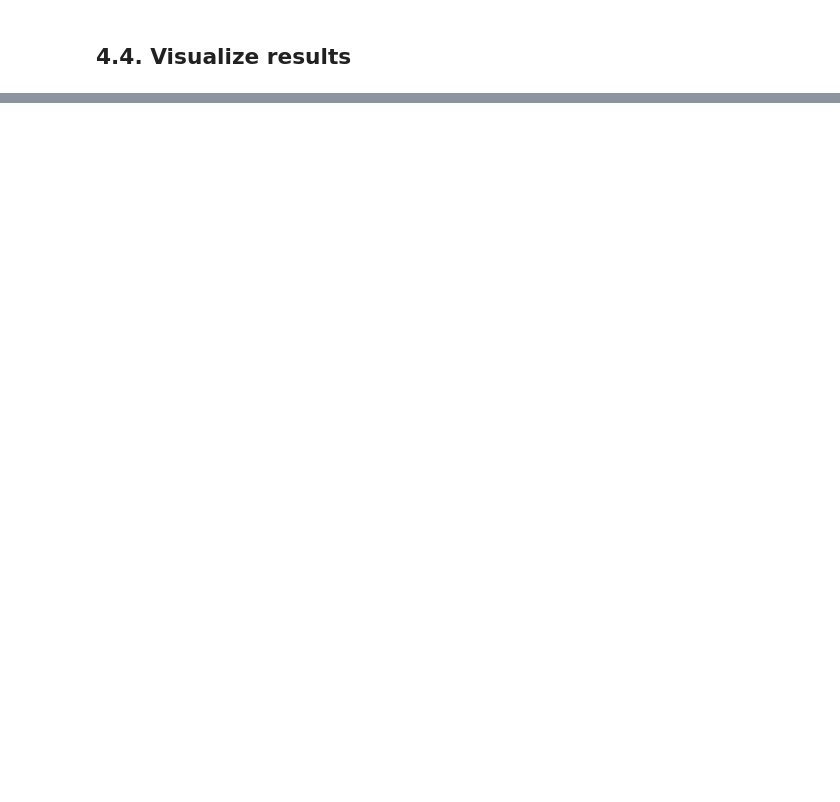
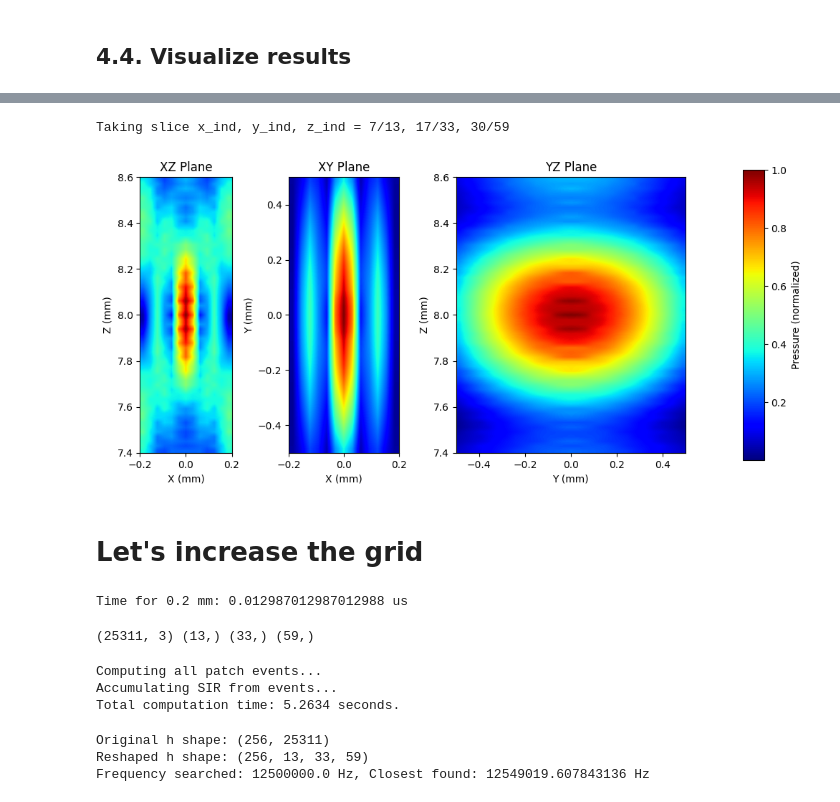
Before and after one commit to EstebanRivera08/eSDIva, a Jupyter notebook: notebook/PyFieldTest.ipynb, the cells around one changed output, grey strips where cells are left out. Cells and saved outputs as stored; diff of their text form; code cells hidden in the pictures; blank space fills up the shorter version.

```diff
--- a/notebook/PyFieldTest.ipynb
+++ b/notebook/PyFieldTest.ipynb
@@ -894,0 +984,39 @@ plt.show()
+# %%
+plot_field_planes(pressure_field, x, y, z)
+# %% [output]
+Taking slice x_ind, y_ind, z_ind = 7/13, 17/33, 30/59
+[figure, added]
+# %% [markdown]
+# Let's increase the grid
+# %%
+0.2e-4 # 0.2 mm
+time = 0.2e-4 / 1540
+print(f"Time for 0.2 mm: {time*1e6} us")
+# %% [output]
+Time for 0.2 mm: 0.012987012987012988 us
+# %%
+simulation_struct = {
+    "x_extent" : [-0.2e-3, 0.2e-3],
+    "y_extent" : [-0.5e-3, 0.5e-3],
+    "z_extent" : [7.4e-3, 8.6e-3],
+    "dx" : 0.3e-4,
+    "dy" : 0.3e-4,
+    "dz" : 0.2e-4,
+}
+
+x, y, z, grid_points = create_simulation_grid(simulation_struct)
+print(grid_points.shape, x.shape, y.shape, z.shape)
+# %% [output]
+(25311, 3) (13,) (33,) (59,)
+# %%
+start_time, h = fieldv2.spatial_impulse_response(grid_points)
+# %% [output]
+Computing all patch events...
+Accumulating SIR from events...
+Total computation time: 5.2634 seconds.
+# %%
+pressure_field = compute_pressure_from_SIR(h, x, y, z, [field.fc, field.fs])
+# %% [output]
+Original h shape: (256, 25311)
+Reshaped h shape: (256, 13, 33, 59)
+Frequency searched: 12500000.0 Hz, Closest found: 12549019.607843136 Hz
```
Also changed, not shown: parts of 57 cells of this notebook.
